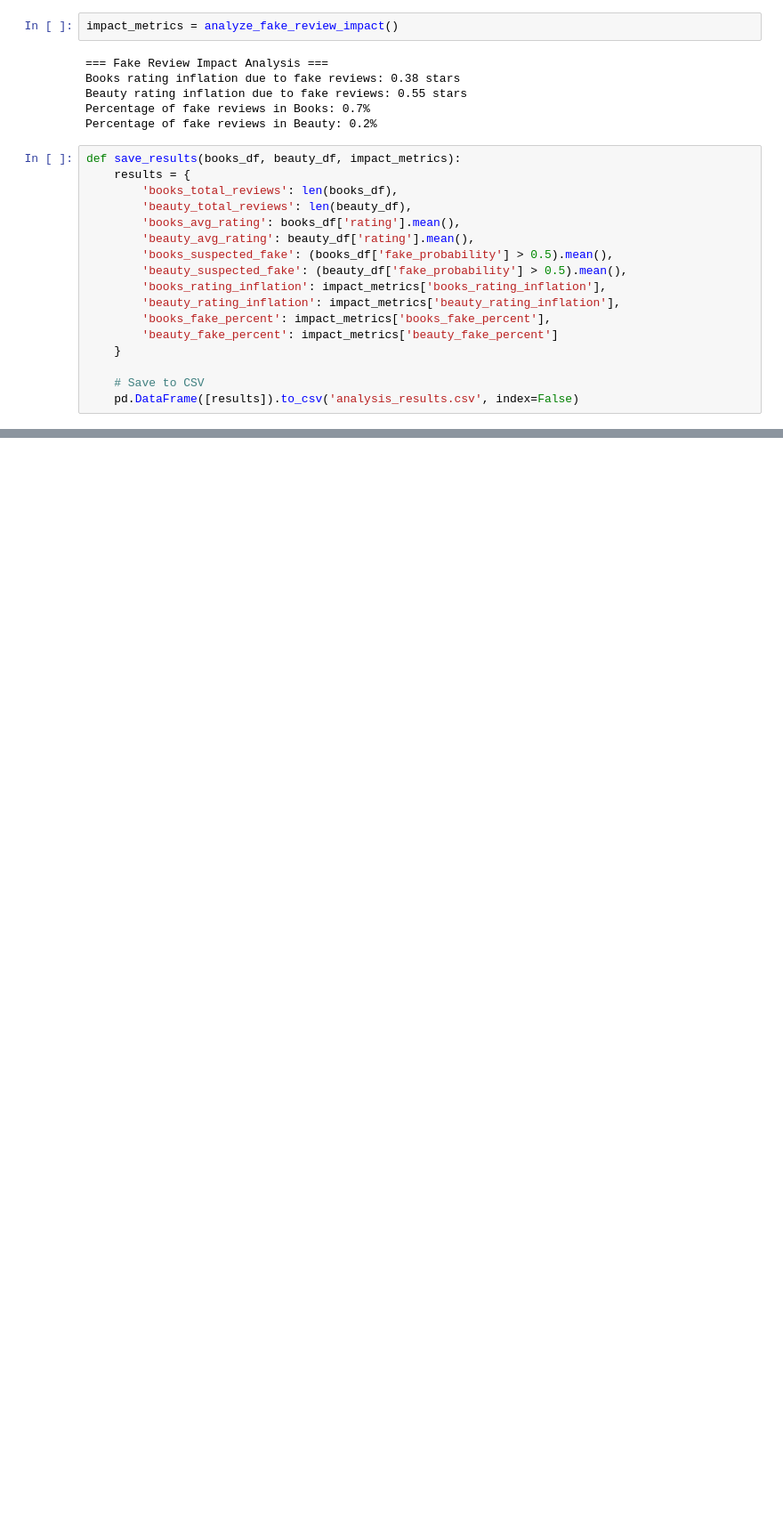
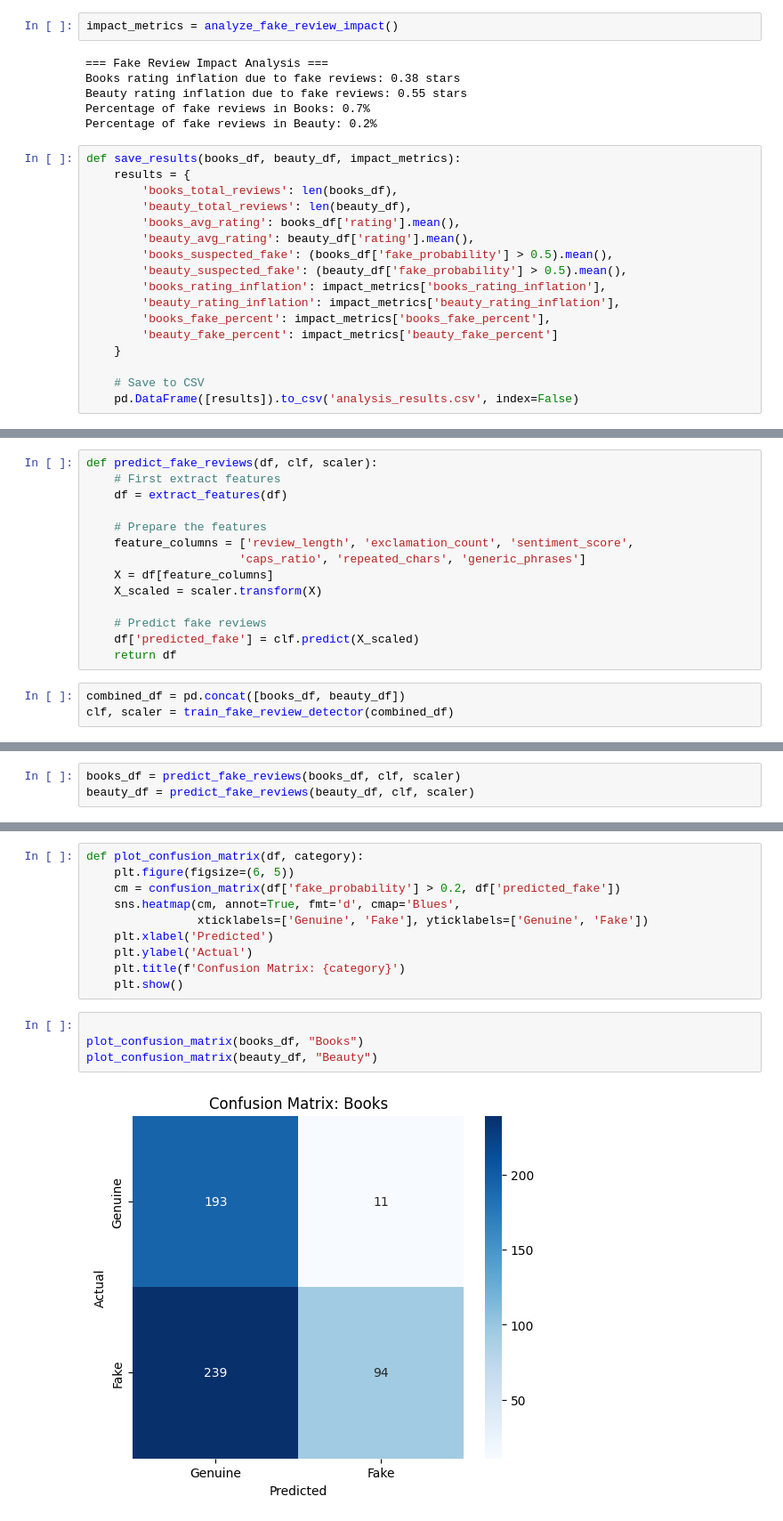
Before and after one commit to aaqib-ahmed-nazir/Amazon_fake_review_impact_analysis, a Jupyter notebook: analysis/analysis.ipynb, the cells around one changed output, grey strips where cells are left out. Shown at 89% size. Cells and saved outputs as stored; diff of their text form; blank space fills up the shorter version.

```diff
--- a/analysis/analysis.ipynb
+++ b/analysis/analysis.ipynb
@@ -620,0 +489,17 @@ weighted avg       0.99      0.99      0.99       171
+# %%
+def predict_fake_reviews(df, clf, scaler):
+    # First extract features
+    df = extract_features(df)
+
+    # Prepare the features
+    feature_columns = ['review_length', 'exclamation_count', 'sentiment_score',
+                      'caps_ratio', 'repeated_chars', 'generic_phrases']
+    X = df[feature_columns]
+    X_scaled = scaler.transform(X)
+
+    # Predict fake reviews
+    df['predicted_fake'] = clf.predict(X_scaled)
+    return df
+# %%
+combined_df = pd.concat([books_df, beauty_df])
+clf, scaler = train_fake_review_detector(combined_df)
@@ -620,0 +517,3 @@ weighted avg       0.99      0.99      0.99       171
+# %%
+books_df = predict_fake_reviews(books_df, clf, scaler)
+beauty_df = predict_fake_reviews(beauty_df, clf, scaler)
@@ -620,0 +547,16 @@ weighted avg       0.99      0.99      0.99       171
+# %%
+def plot_confusion_matrix(df, category):
+    plt.figure(figsize=(6, 5))
+    cm = confusion_matrix(df['fake_probability'] > 0.2, df['predicted_fake'])
+    sns.heatmap(cm, annot=True, fmt='d', cmap='Blues',
+                xticklabels=['Genuine', 'Fake'], yticklabels=['Genuine', 'Fake'])
+    plt.xlabel('Predicted')
+    plt.ylabel('Actual')
+    plt.title(f'Confusion Matrix: {category}')
+    plt.show()
+# %%
+
+plot_confusion_matrix(books_df, "Books")
+plot_confusion_matrix(beauty_df, "Beauty")
+# %% [output]
+[figure, added]
```
Also changed, not shown: parts of 17 cells of this notebook, 1 other file.
